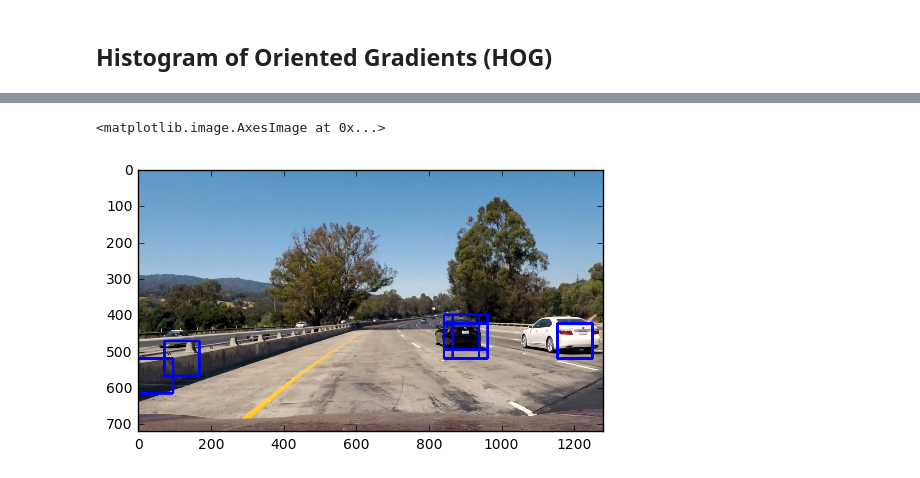
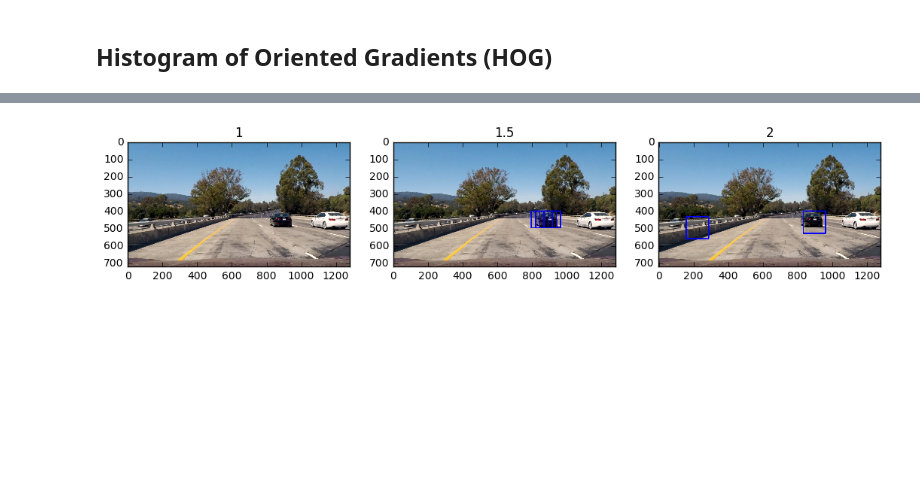
Before and after one commit to mstuefer/CarND-Vehicle-Detection, a Jupyter notebook: Main.ipynb, the cells around one changed output, grey strips where cells are left out. Saved outputs shown, nothing was run; the diff lists cells and outputs as text; code cells hidden in the pictures; blank space fills up the shorter version.

```diff
--- a/Main.ipynb
+++ b/Main.ipynb
@@ -177,20 +189,13 @@ Test Accuracy of SVC =  1.0
 # %%
 # Sliding Window Search
-
-def convert_color(img, conv='RGB2YCrCb'):
-    if conv == 'RGB2YCrCb':
-        return cv2.cvtColor(img, cv2.COLOR_RGB2YCrCb)
-    if conv == 'BGR2YCrCb':
-        return cv2.cvtColor(img, cv2.COLOR_BGR2YCrCb)
-    if conv == 'RGB2LUV':
-        return cv2.cvtColor(img, cv2.COLOR_RGB2LUV)
 
 def find_cars(img, ystart, ystop, scale, svc, X_scaler, orient, pix_per_cell, cell_per_block, spatial_size, hist_bins):
     draw_img = np.copy(img)
     img = img.astype(np.float32)/255
+    bbox = []
 
     img_tosearch = img[ystart:ystop,:,:]
-    ctrans_tosearch = convert_color(img_tosearch, conv='RGB2YCrCb')
+    ctrans_tosearch = convert_color(img_tosearch)
     if scale != 1:
         imshape = ctrans_tosearch.shape
         ctrans_tosearch = cv2.resize(ctrans_tosearch, (np.int(imshape[1]/scale), np.int(imshape[0]/scale)))
@@ -221,42 +226,55 @@ def find_cars(img, ystart, ystop, scale, svc, X_scaler, orient, pix_per_cell, ce
             ypos = yb*cells_per_step
             xpos = xb*cells_per_step
             # Extract HOG for this patch
             hog_feat1 = hog1[ypos:ypos+nblocks_per_window, xpos:xpos+nblocks_per_window].ravel()
             hog_feat2 = hog2[ypos:ypos+nblocks_per_window, xpos:xpos+nblocks_per_window].ravel()
             hog_feat3 = hog3[ypos:ypos+nblocks_per_window, xpos:xpos+nblocks_per_window].ravel()
             hog_features = np.hstack((hog_feat1, hog_feat2, hog_feat3))
 
             xleft = xpos*pix_per_cell
             ytop = ypos*pix_per_cell
 
             # Extract the image patch
             subimg = cv2.resize(ctrans_tosearch[ytop:ytop+window, xleft:xleft+window], (64,64))
 
             # Get color features
             spatial_features = bin_spatial(subimg, size=spatial_size)
             hist_features = color_hist(subimg, nbins=hist_bins)
             # Scale features and make a prediction
             test_features = X_scaler.transform(np.hstack((spatial_features, hist_features, hog_features)).reshape(1, -1))
             test_prediction = svc.predict(test_features)
             if test_prediction == 1:
                 xbox_left = np.int(xleft*scale)
                 ytop_draw = np.int(ytop*scale)
                 win_draw = np.int(window*scale)
-                cv2.rectangle(draw_img,(xbox_left, ytop_draw+ystart),(xbox_left+win_draw,ytop_draw+win_draw+ystart),(0,0,255),6)
+                box = ((xbox_left, ytop_draw+ystart), (xbox_left+win_draw,ytop_draw+win_draw+ystart))
+                cv2.rectangle(draw_img,box[0],box[1],(0,0,255),6)
+                bbox.append(box)
 
-    return draw_img
+    return draw_img, bbox
 
 
-ystart = 400
-ystop = 656
+test_img = mpimg.imread("test_images/test1.jpg")
+final_box_list = []
+scale = 2
+out_img20, box_list = find_cars(test_img, ystart, ystop, scale, svc, X_scaler, orient, pix_per_cell, cell_per_block, spatial_size, hist_bins)
+final_box_list.append(box_list)
 scale = 1.5
-spatial_size = (32, 32)
-hist_bins = 32
+out_img15, box_list = find_cars(test_img, ystart, ystop, scale, svc, X_scaler, orient, pix_per_cell, cell_per_block, spatial_size, hist_bins)
+final_box_list.append(box_list)
+scale = 10
+out_img10, box_list = find_cars(test_img, ystart, ystop, scale, svc, X_scaler, orient, pix_per_cell, cell_per_block, spatial_size, hist_bins)
+final_box_list.append(box_list)
 
-test_img = mpimg.imread("test_images/test1.jpg")
-out_img = find_cars(test_img, ystart, ystop, scale, svc, X_scaler, orient, pix_per_cell, cell_per_block, spatial_size, hist_bins)
-
-plt.imshow(out_img)
+f, (ax1, ax2, ax3) = plt.subplots(1, 3, figsize=(10, 8))
+f.tight_layout()
+ax1.imshow(out_img10)
+ax1.set_title('1', fontsize=12)
+ax2.imshow(out_img15)
+ax2.set_title('1.5', fontsize=12)
+ax3.imshow(out_img20)
+ax3.set_title('2', fontsize=12)
+plt.subplots_adjust(left=0., right=1, top=0.9, bottom=0.)
+final_box_list = [item for sublist in final_box_list for item in sublist]
 # %% [output]
-<matplotlib.image.AxesImage at 0x...>
-[figure, old version]
+[figure, new version]
```
Also changed, not shown: parts of 5 cells of this notebook.
